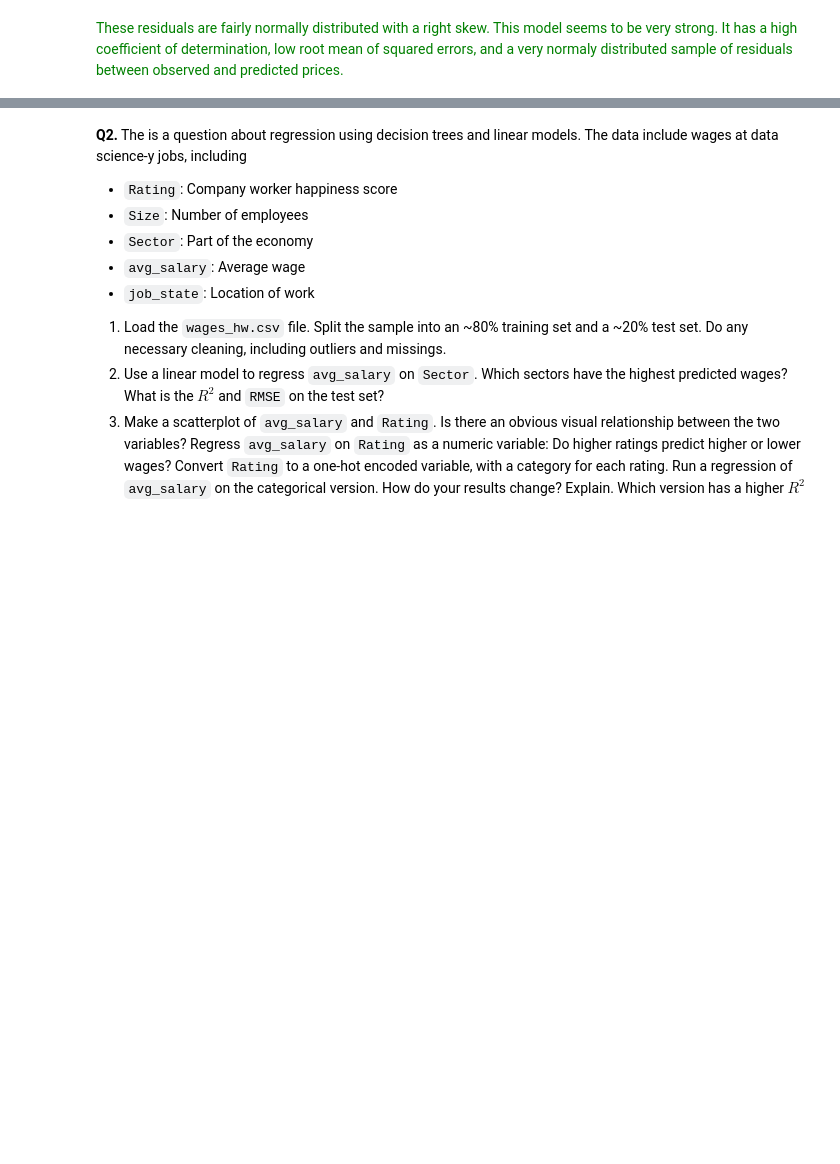
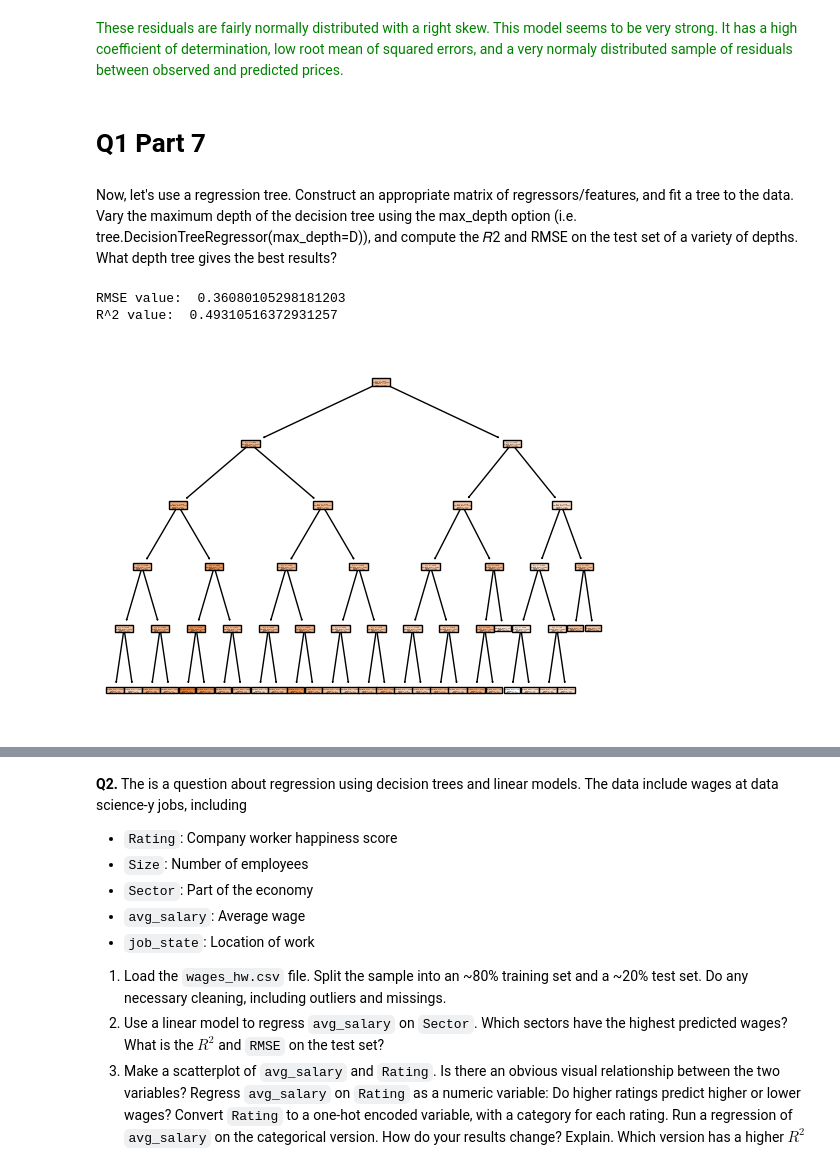
Before and after one commit to Monty-2003/assignment4, a Jupyter notebook: assignment4.ipynb, the cells around one changed output, grey strips where cells are left out. Cells and saved outputs as stored; diff of their text form; code cells hidden in the pictures; blank space fills up the shorter version.

Commit message:
Varying depth trees

```diff
--- a/assignment4.ipynb
+++ b/assignment4.ipynb
@@ -345,3 +350,35 @@ sns.kdeplot(x=diff_series)
 <font color="green">
 These residuals are fairly normally distributed with a right skew. This model seems to be very strong. It has a high coefficient of determination, low root mean of squared errors, and a very normaly distributed sample of residuals between observed and predicted prices.
 </font>
+# %% [markdown]
+# Q1 Part 7
+# %% [markdown]
+Now, let's use a regression tree. Construct an appropriate matrix of regressors/features, and fit a tree to the data. Vary the maximum depth of the decision tree using the max_depth option (i.e. tree.DecisionTreeRegressor(max_depth=D)), and compute the  𝑅2  and RMSE on the test set of a variety of depths. What depth tree gives the best results?
+# %%
+from sklearn import tree # Import the tree classifier
+
+# Process data:
+y_tree = car_dat2['price_log']
+X_tree = car_dat2[['seating_log', 'age_log', 'mileage_log']]
+
+# split data
+X_train, X_test, y_train, y_test = train_test_split(X_tree, y_tree, test_size=.2, random_state=57)
+# %%
+## MAX_DEPTH: 5 ##
+
+# Fit decision tree:
+cart = tree.DecisionTreeRegressor(max_depth = 5) # Create a classifier object
+cart = cart.fit(X_train, y_train) # Fit the classifier
+
+# Visualize results:
+tree.plot_tree(cart,filled=True)
+
+y_pred = cart.predict(X_test)
+
+# Calculate R^2 and RMSE
+print("RMSE value: ", np.sqrt(mean_squared_error(y_true=y_test, y_pred=y_pred)))
+print("R^2 value: ", cart.score(X_tree, y_tree)) # R squared measure
+# %% [output]
+RMSE value:  0.36080105298181203
+R^2 value:  0.49310516372931257
+[figure, added]
```
Also changed, not shown: parts of 3 cells of this notebook.
